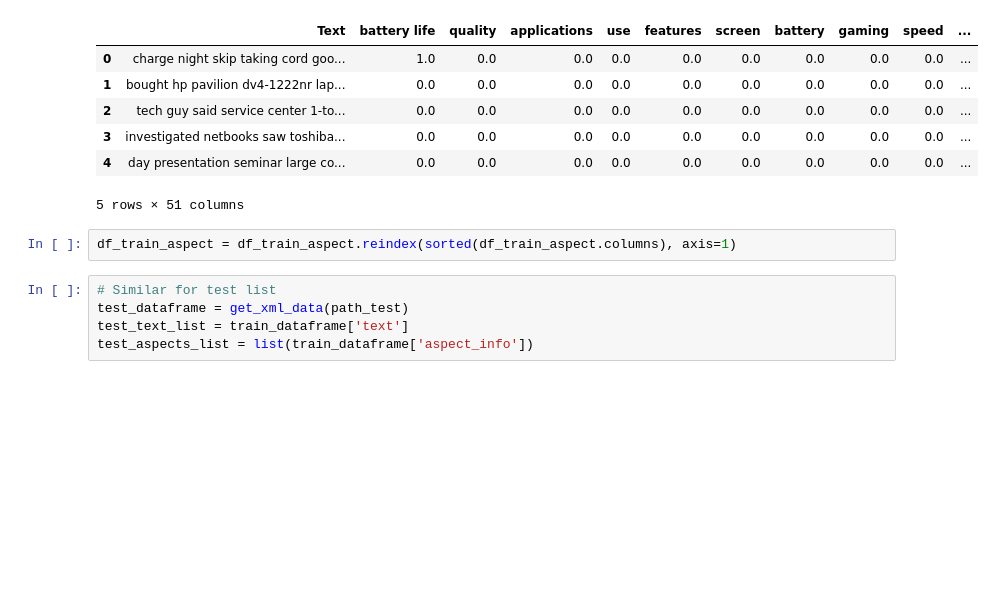
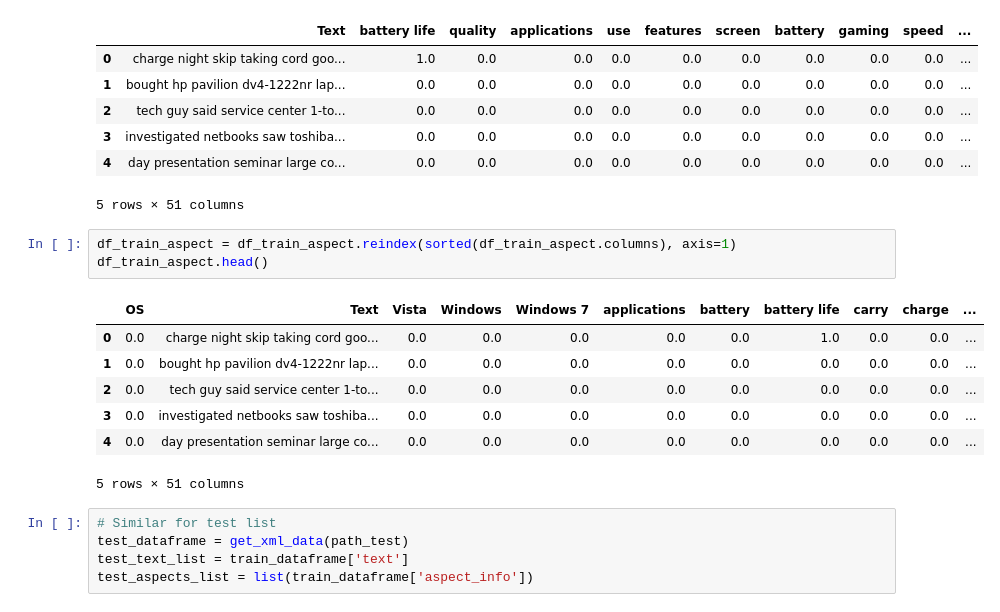
Before and after one commit to avinash-mishra/aspect-term-extractor, a Jupyter notebook: notebooks/aspect_term_extractor.ipynb, the cells around one changed output. Cells and saved outputs as stored; diff of their text form; blank space fills up the shorter version.

```diff
--- a/notebooks/aspect_term_extractor.ipynb
+++ b/notebooks/aspect_term_extractor.ipynb
@@ -142,6 +138,15 @@ df_train_aspect.head()
 5 rows × 51 columns
 # %%
 df_train_aspect = df_train_aspect.reindex(sorted(df_train_aspect.columns), axis=1)
+df_train_aspect.head()
+# %% [output]
+|  | OS | Text | Vista | Windows | Windows 7 | applications | battery | battery life | carry | charge | ... |
+| 0 | 0.0 | charge night skip taking cord goo... | 0.0 | 0.0 | 0.0 | 0.0 | 0.0 | 1.0 | 0.0 | 0.0 | ... |
+| 1 | 0.0 | bought hp pavilion dv4-1222nr lap... | 0.0 | 0.0 | 0.0 | 0.0 | 0.0 | 0.0 | 0.0 | 0.0 | ... |
+| 2 | 0.0 | tech guy said service center 1-to... | 0.0 | 0.0 | 0.0 | 0.0 | 0.0 | 0.0 | 0.0 | 0.0 | ... |
+| 3 | 0.0 | investigated netbooks saw toshiba... | 0.0 | 0.0 | 0.0 | 0.0 | 0.0 | 0.0 | 0.0 | 0.0 | ... |
+| 4 | 0.0 | day presentation seminar large co... | 0.0 | 0.0 | 0.0 | 0.0 | 0.0 | 0.0 | 0.0 | 0.0 | ... |
+5 rows × 51 columns
 # %%
 # Similar for test list
 test_dataframe = get_xml_data(path_test)
```
Also changed, not shown: parts of 12 cells of this notebook.
